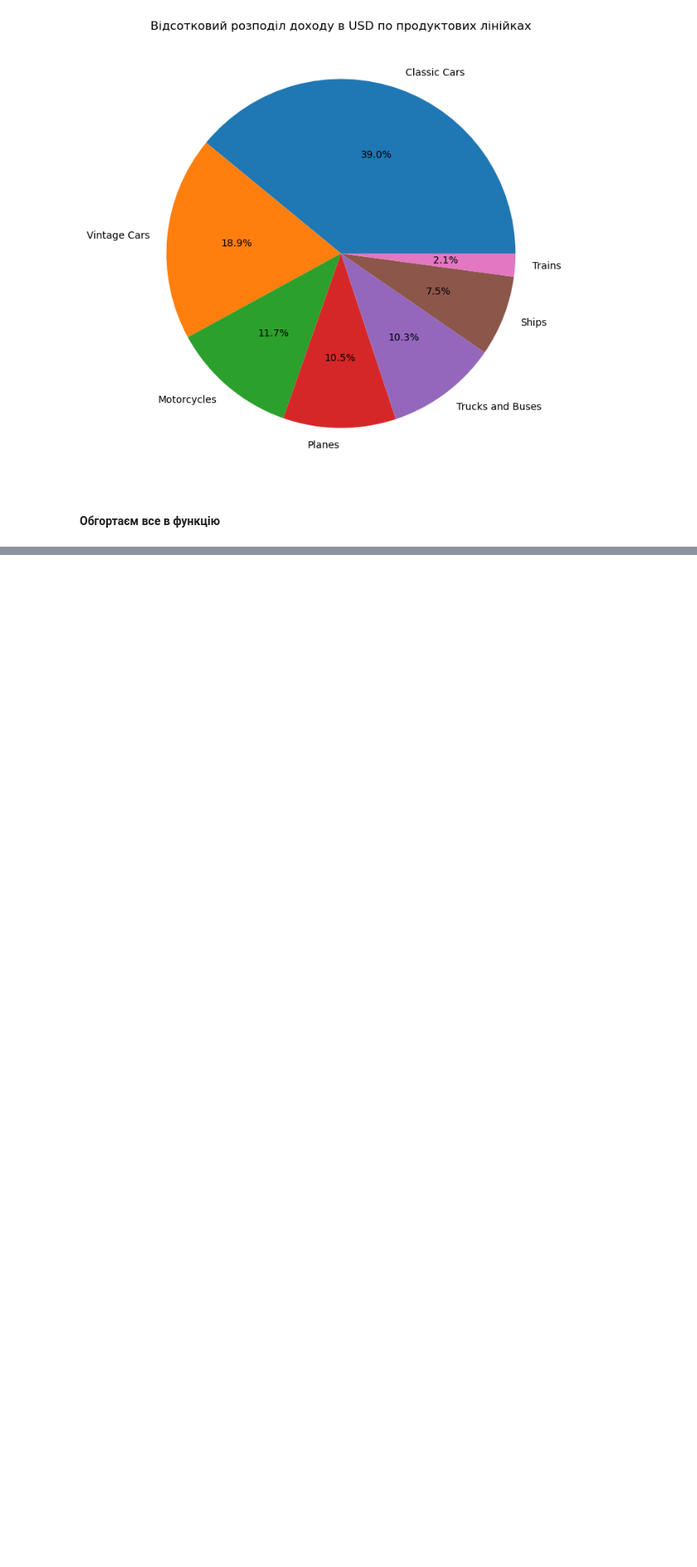
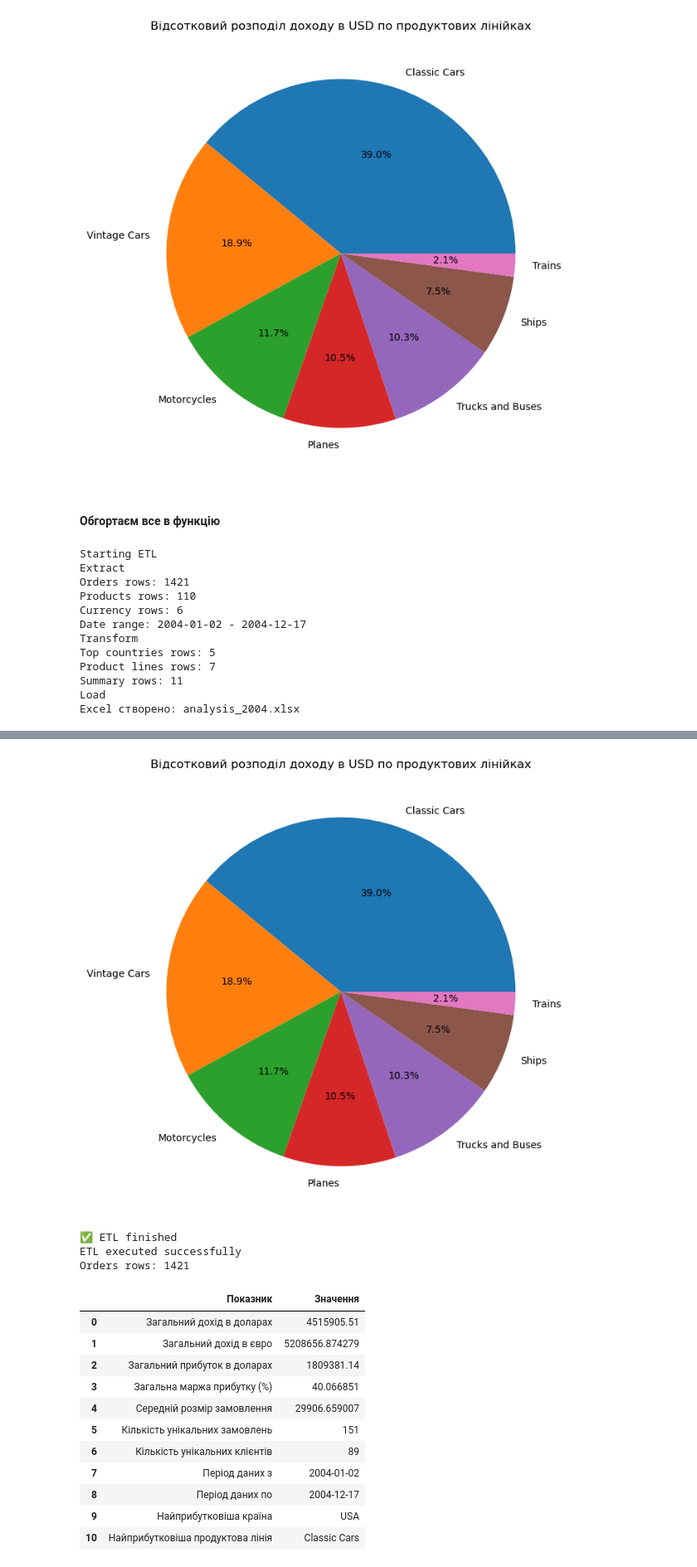
Before and after one commit to OlenaBabko/DataAnalytics_DataLovesAcademy, a Jupyter notebook: modul_12_Python integration with DB and API_ETL processes_Transactions/hw/HW_12_3_Working_with_API_creating_ETL_pipeline.ipynb, the cells around one changed output, grey strips where cells are left out. Shown at 83% size. Saved outputs shown, nothing was run; the diff lists cells and outputs as text; code cells hidden in the pictures; blank space fills up the shorter version.

```diff
--- a/modul_12_Python integration with DB and API_ETL processes_Transactions/hw/HW_12_3_Working_with_API_creating_ETL_pipeline.ipynb
+++ b/modul_12_Python integration with DB and API_ETL processes_Transactions/hw/HW_12_3_Working_with_API_creating_ETL_pipeline.ipynb
@@ -720,7 +721,7 @@ total_profit_usd =  df_orders_2004["total_profit"].sum()
 profit_margin_pct =  (total_profit_usd / total_revenue_usd) *100
 
 # Середній розмір замовлення
-avg_order_value =  df_orders_2004["total_amount"].sum()
+avg_order_value =  df_orders_2004.groupby("orderNumber")["total_amount"].sum().mean()
 
 print(f"Загальний дохід в доларах: {total_revenue_usd}")
 print(f"Загальний дохід в євро: {total_revenue_eur}")
@@ -901,0 +1075,20 @@ plt.show()
+# %%
+result = create_report(engine)
+
+if result:
+    print("ETL executed successfully")
+    print("Orders rows:", len(result["orders"]))
+    display(result["summary"])
+# %% [output]
+Starting ETL
+Extract
+Orders rows: 1421
+Products rows: 110
+Currency rows: 6
+Date range: 2004-01-02 - 2004-12-17
+Transform
+Top countries rows: 5
+Product lines rows: 7
+Summary rows: 11
+Load
+Excel створено: analysis_2004.xlsx
@@ -901,0 +1096,16 @@ plt.show()
+[figure, added]
+✅ ETL finished
+ETL executed successfully
+Orders rows: 1421
+|  | Показник | Значення |
+| 0 | Загальний дохід в доларах | 4515905.51 |
+| 1 | Загальний дохід в євро | 5208656.874279 |
+| 2 | Загальний прибуток в доларах | 1809381.14 |
+| 3 | Загальна маржа прибутку (%) | 40.066851 |
+| 4 | Середній розмір замовлення | 29906.659007 |
+| 5 | Кількість унікальних замовлень | 151 |
+| 6 | Кількість унікальних клієнтів | 89 |
+| 7 | Період даних з | 2004-01-02 |
+| 8 | Період даних по | 2004-12-17 |
+| 9 | Найприбутковіша країна | USA |
+| 10 | Найприбутковіша продуктова лінія | Classic Cars |
```
Also changed, not shown: parts of 6 cells of this notebook.
